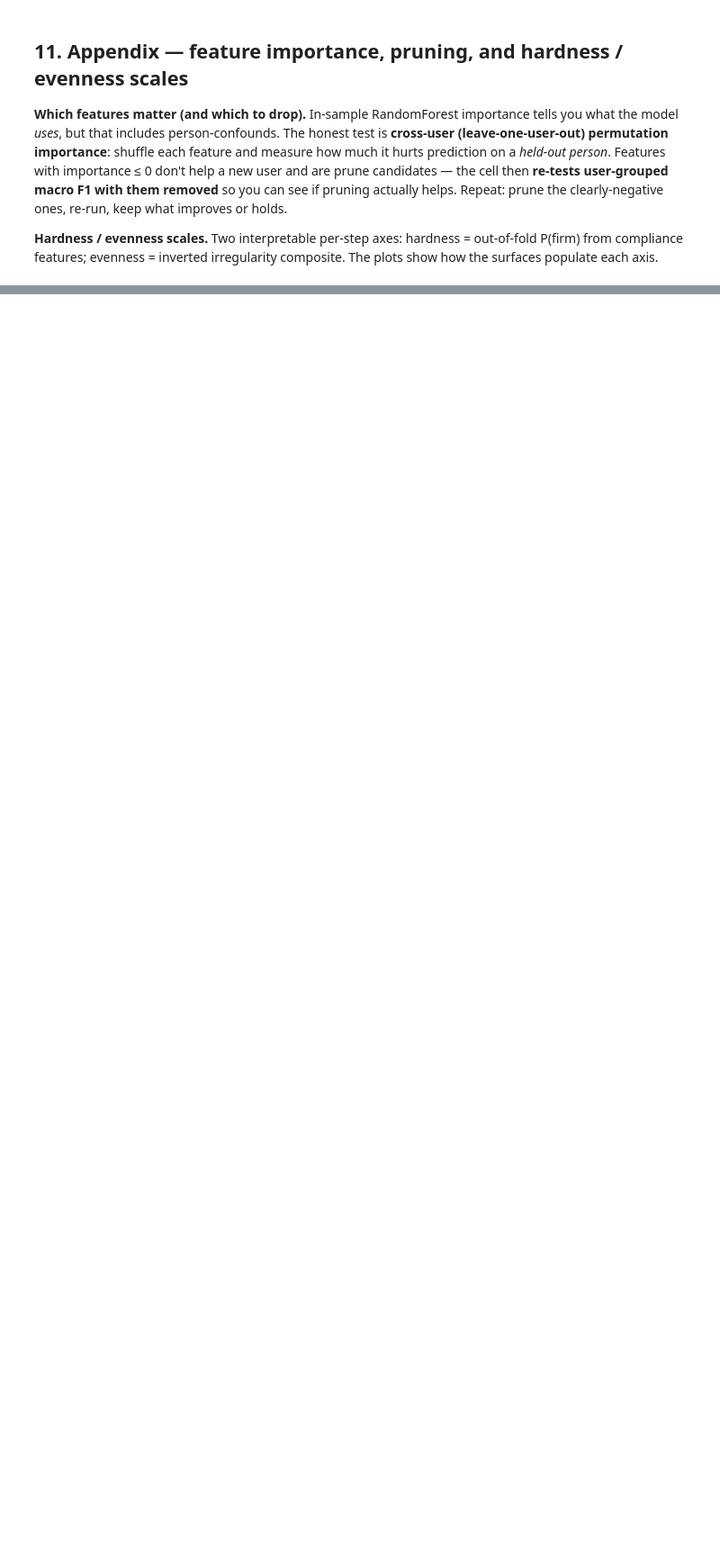
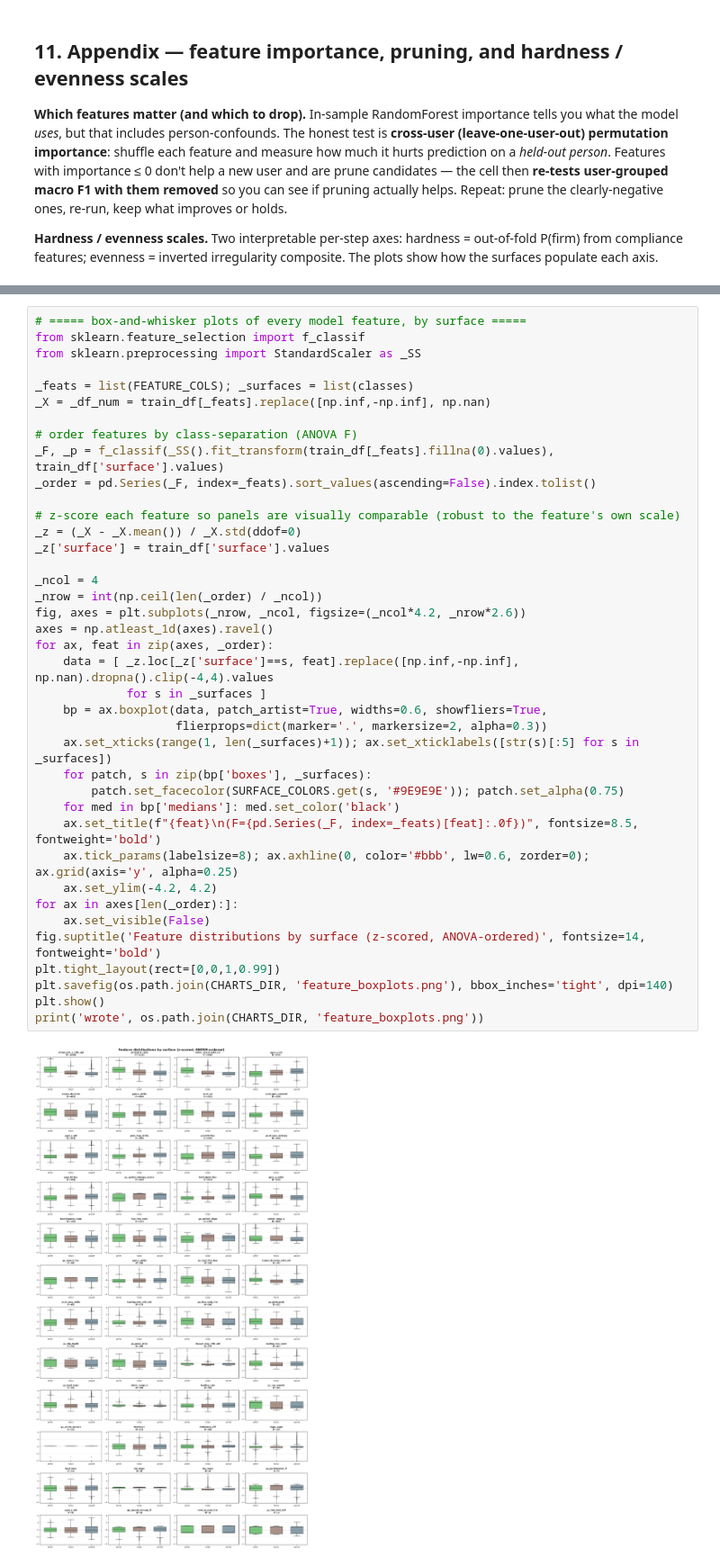
Before and after one commit to zhou-cat/WalkSensePlace, a Jupyter notebook: notebooks/ground_condition_xgboost_v18_merged_3class.ipynb, the cells around one changed output, grey strips where cells are left out. Shown at 90% size. Saved outputs shown, nothing was run; the diff lists cells and outputs as text; blank space fills up the shorter version.

```diff
--- a/notebooks/ground_condition_xgboost_v18_merged_3class.ipynb
+++ b/notebooks/ground_condition_xgboost_v18_merged_3class.ipynb
@@ -1411,0 +1660,41 @@ plt.tight_layout(); plt.savefig(os.path.join(CHARTS_DIR, 'scales_populations.png
+# %%
+# ===== box-and-whisker plots of every model feature, by surface =====
+from sklearn.feature_selection import f_classif
+from sklearn.preprocessing import StandardScaler as _SS
+
+_feats = list(FEATURE_COLS); _surfaces = list(classes)
+_X = _df_num = train_df[_feats].replace([np.inf,-np.inf], np.nan)
+
+# order features by class-separation (ANOVA F)
+_F, _p = f_classif(_SS().fit_transform(train_df[_feats].fillna(0).values), train_df['surface'].values)
+_order = pd.Series(_F, index=_feats).sort_values(ascending=False).index.tolist()
+
+# z-score each feature so panels are visually comparable (robust to the feature's own scale)
+_z = (_X - _X.mean()) / _X.std(ddof=0)
+_z['surface'] = train_df['surface'].values
+
+_ncol = 4
+_nrow = int(np.ceil(len(_order) / _ncol))
+fig, axes = plt.subplots(_nrow, _ncol, figsize=(_ncol*4.2, _nrow*2.6))
+axes = np.atleast_1d(axes).ravel()
+for ax, feat in zip(axes, _order):
+    data = [ _z.loc[_z['surface']==s, feat].replace([np.inf,-np.inf], np.nan).dropna().clip(-4,4).values
+             for s in _surfaces ]
+    bp = ax.boxplot(data, patch_artist=True, widths=0.6, showfliers=True,
+                    flierprops=dict(marker='.', markersize=2, alpha=0.3))
+    ax.set_xticks(range(1, len(_surfaces)+1)); ax.set_xticklabels([str(s)[:5] for s in _surfaces])
+    for patch, s in zip(bp['boxes'], _surfaces):
+        patch.set_facecolor(SURFACE_COLORS.get(s, '#9E9E9E')); patch.set_alpha(0.75)
+    for med in bp['medians']: med.set_color('black')
+    ax.set_title(f"{feat}\n(F={pd.Series(_F, index=_feats)[feat]:.0f})", fontsize=8.5, fontweight='bold')
+    ax.tick_params(labelsize=8); ax.axhline(0, color='#bbb', lw=0.6, zorder=0); ax.grid(axis='y', alpha=0.25)
+    ax.set_ylim(-4.2, 4.2)
+for ax in axes[len(_order):]:
+    ax.set_visible(False)
+fig.suptitle('Feature distributions by surface (z-scored, ANOVA-ordered)', fontsize=14, fontweight='bold')
+plt.tight_layout(rect=[0,0,1,0.99])
+plt.savefig(os.path.join(CHARTS_DIR, 'feature_boxplots.png'), bbox_inches='tight', dpi=140)
+plt.show()
+print('wrote', os.path.join(CHARTS_DIR, 'feature_boxplots.png'))
+# %% [output]
+[figure, added]
```
Also changed, not shown: parts of 22 cells of this notebook, 29 other files.
